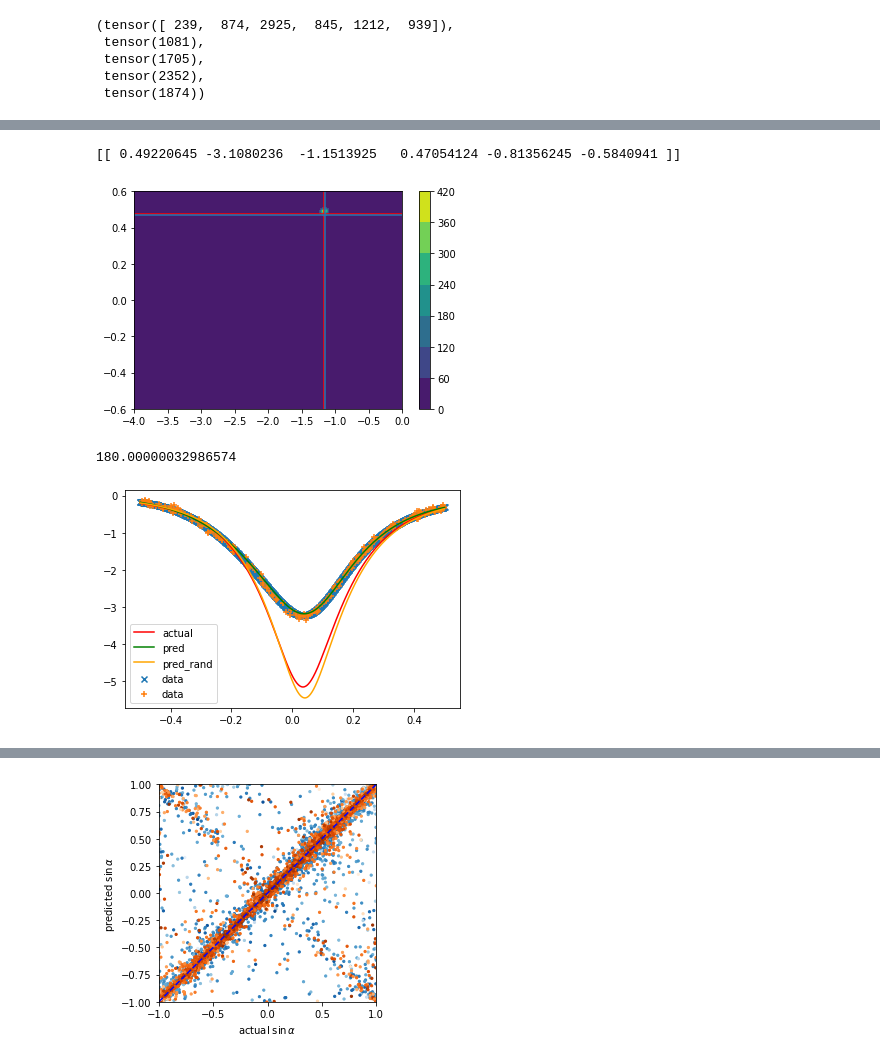
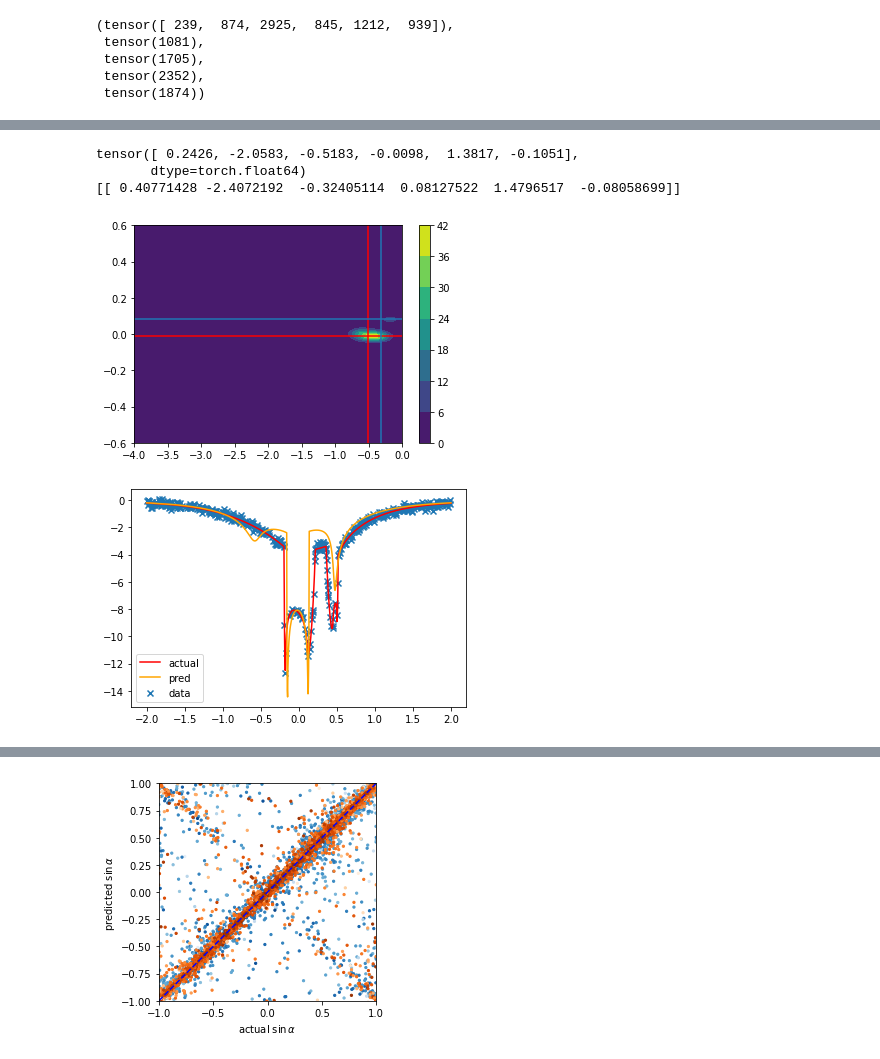
Before and after one commit to haimengzhao/magic-microlensing, a Jupyter notebook: analysis.ipynb, the cells around one changed output, grey strips where cells are left out. Cells and saved outputs as stored; diff of their text form; code cells hidden in the pictures.

```diff
--- a/analysis.ipynb
+++ b/analysis.ipynb
@@ -182,9 +185,9 @@ from model.cde_mdn import CDE_MDN
 import torchcde
 import os
 
-device = torch.device("cuda:3" if torch.cuda.is_available() else "cpu")
+device = torch.device("cuda:8" if torch.cuda.is_available() else "cpu")
 
-checkpt = torch.load('/work/hmzhao/experiments/cde_mdn/experiment_0.ckpt', map_location='cpu')
+checkpt = torch.load('/work/hmzhao/experiments/cde_mdn/experiment_2.ckpt', map_location='cpu')
 ckpt_args = checkpt['args']
 state_dict = checkpt['state_dict']
 
@@ -271,11 +274,11 @@ pred_filt = pred[torch.where(nll<0)]
  tensor(2352),
  tensor(1874))
 # %%
-num = 0
+num = 5
 # print(Y[num])
 # plt.scatter(X_rand[num, :, 0], X_rand[num, :, 1])
 plt.plot(X_even[num, :, 0], X_even[num, :, 1])
 plt.plot(train_logsig[num, :, 0], train_logsig[num, :, 1])
-plt.scatter(X_rand[num, :, 0], X_rand[num, :, 1])
+# plt.scatter(X_rand[num, :, 0], X_rand[num, :, 1])
 plt.show()
 # %% [output]
@@ -344,4 +347,5 @@ torch.exp(-model.mdn_loss(pi, normal, model.sample(pi, normal).to(device)).detac
 # %%
+sample = model.sample(pi, normal).cpu().numpy()
 # plt.imshow(prob.reshape(100, 100), origin='lower')
 x, y = torch.meshgrid(torch.linspace(-4, 0, 100), torch.linspace(-0.6, 0.6, 100))
 # x, y = torch.meshgrid(torch.linspace(0, 1, 100), torch.linspace(-0.6, 0.6, 100))
@@ -356,10 +360,12 @@ plt.vlines(Y[num, 2], -0.6, 0.6, colors='red')
 plt.hlines(sample[0, 3], -4, 0)
 plt.vlines(sample[0, 2], -0.6, 0.6)
 plt.colorbar()
-# print(Y[num])
+print(Y[num])
 print(sample)
 # %% [output]
-[[ 0.49220645 -3.1080236  -1.1513925   0.47054124 -0.81356245 -0.5840941 ]]
+tensor([ 0.2426, -2.0583, -0.5183, -0.0098,  1.3817, -0.1051],
+       dtype=torch.float64)
+[[ 0.40771428 -2.4072192  -0.32405114  0.08127522  1.4796517  -0.08058699]]
-[figure, old version]
+[figure, new version]
 # %%
 import MulensModel as mm
@@ -417,17 +426,13 @@ lc_pred_rand = np.stack([times, mag], axis=-1)
-# %%
-np.arcsin(Y[num, 5].item())/np.pi*180 + 2.15215555e+02
-# %% [output]
-180.00000032986574
 # %%
 plt.scatter(X_even[num, :, 0], X_even[num, :, 1], label='data', marker='x')
-plt.scatter(X_rand[num, :, 0], X_rand[num, :, 1], label='data', marker='+')
+# plt.scatter(X_rand[num, :, 0], X_rand[num, :, 1], label='rand', marker='+')
 plt.plot(lc[:, 0], lc[:, 1], label='actual', color='red')
-plt.plot(lc_pred[:, 0], lc_pred[:, 1], label='pred', color='green')
-plt.plot(lc_pred_rand[:, 0], lc_pred_rand[:, 1], label='pred_rand', color='orange')
+plt.plot(lc_pred[:, 0], lc_pred[:, 1], label='pred', color='orange')
+# plt.plot(lc_pred_rand[:, 0], lc_pred_rand[:, 1], label='pred_rand', color='orange')
 plt.legend()
 plt.show()
 # %% [output]
-[figure, old version]
+[figure, new version]
 # %%
 import matplotlib.pyplot as plt
 %matplotlib inline
```
Also changed, not shown: parts of 18 cells of this notebook, 1 other file.
